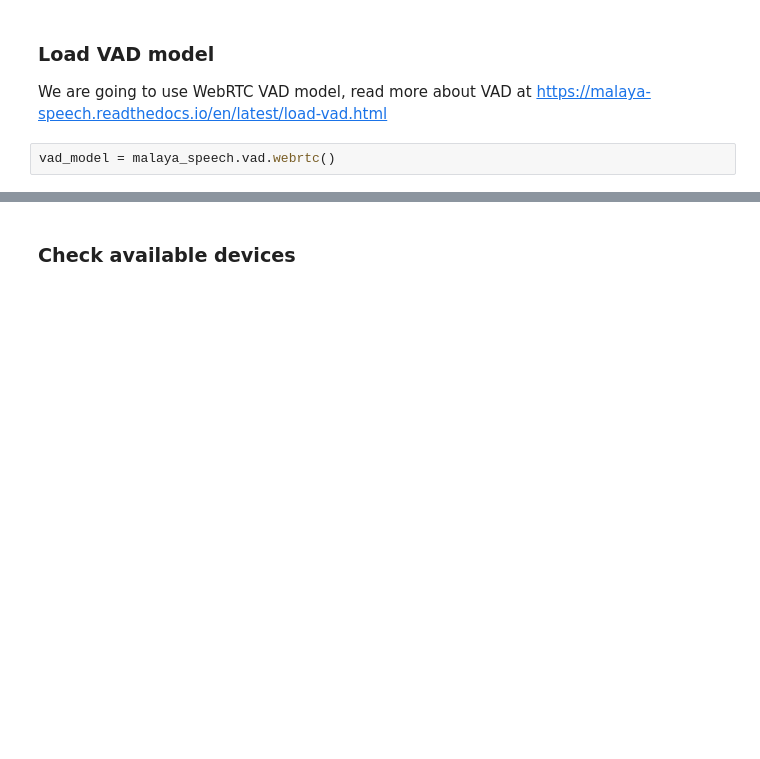
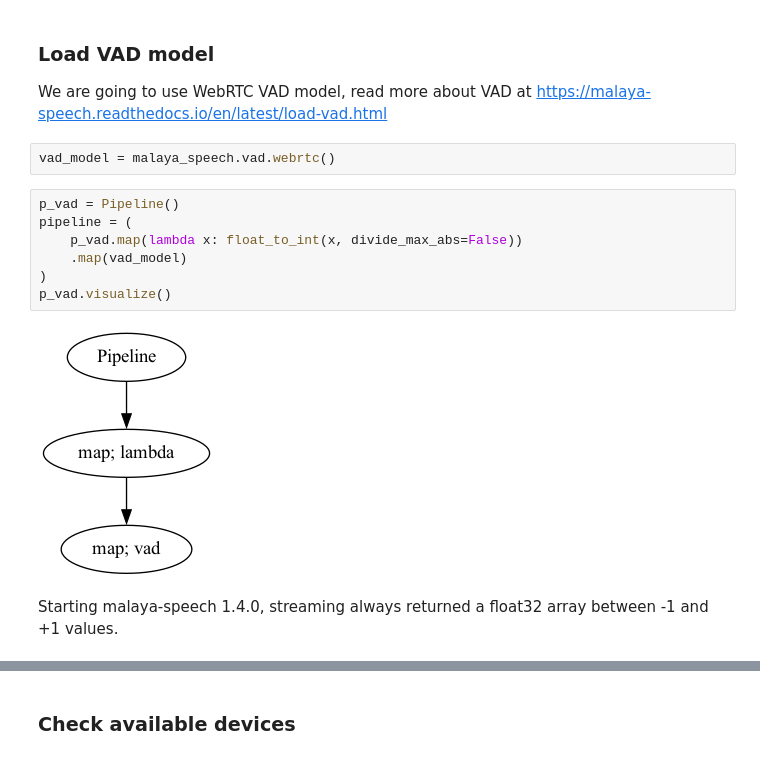
Before and after one commit to mesolitica/malaya-speech, a Jupyter notebook: docs/realtime-alignment.ipynb, the cells around one changed output, grey strips where cells are left out. Drawn from its saved outputs; the diff is of its cells as text; blank space fills up the shorter version.

Commit message:
improve streaming interface

```diff
--- a/docs/realtime-alignment.ipynb
+++ b/docs/realtime-alignment.ipynb
@@ -29,4 +37,15 @@ from malaya_speech import Pipeline
 We are going to use WebRTC VAD model, read more about VAD at https://malaya-speech.readthedocs.io/en/latest/load-vad.html
 # %%
 vad_model = malaya_speech.vad.webrtc()
+# %%
+p_vad = Pipeline()
+pipeline = (
+    p_vad.map(lambda x: float_to_int(x, divide_max_abs=False))
+    .map(vad_model)
+)
+p_vad.visualize()
+# %% [output]
+[figure, added]
+# %% [markdown]
+Starting malaya-speech 1.4.0, streaming always returned a float32 array between -1 and +1 values.
 # %% [markdown]
```
Also changed, not shown: parts of 15 cells of this notebook, 22 other files.
